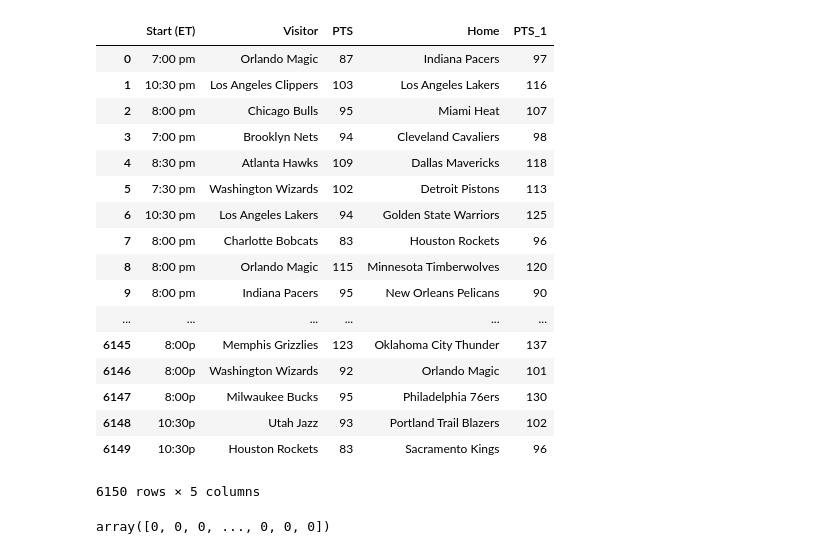
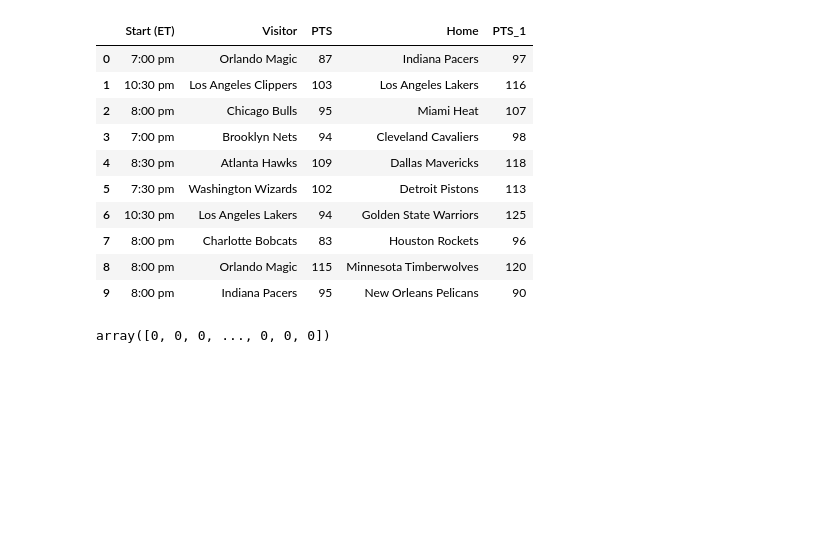
Before and after one commit to cis-519-team/project, a Jupyter notebook: Untitled.ipynb, the cells around one changed output. Cells and saved outputs as stored; diff of their text form; code cells hidden in the pictures; blank space fills up the shorter version.

```diff
--- a/Untitled.ipynb
+++ b/Untitled.ipynb
@@ -44,32 +32,25 @@ data
 # %%
 team_index={'Atlanta Hawks':0,'Boston Celtics':1,'Brooklyn Nets':2,'Charlotte Hornets':3,'Charlotte Bobcats':3,
            'Chicago Bulls':4,'Cleveland Cavaliers':5,'Dallas Mavericks':6,'Denver Nuggets':7,'Detroit Pistons':8,
            'Golden State Warriors':9,'Houston Rockets':10,'Indiana Pacers':11,'Los Angeles Clippers':12,
            'Los Angeles Lakers':13,'Memphis Grizzlies':14,'Miami Heat':15,'Milwaukee Bucks':16,'Minnesota Timberwolves':17,
            'New Orleans Pelicans':18,'New York Knicks':19,'Oklahoma City Thunder':20,'Orlando Magic':21,'Philadelphia 76ers':22,
            'Phoenix Suns':23,'Portland Trail Blazers':24,'Sacramento Kings':25,'San Antonio Spurs':26,'Toronto Raptors':27,
            'Utah Jazz':28,'Washington Wizards':29}
 data_for_baseline=data[['Start (ET)','Visitor','PTS','Home','PTS_1']]
-data_for_baseline
+data_for_baseline.head(10)
 # %% [output]
 |  | Start (ET) | Visitor | PTS | Home | PTS_1 |
 | 0 | 7:00 pm | Orlando Magic | 87 | Indiana Pacers | 97 |
 | 1 | 10:30 pm | Los Angeles Clippers | 103 | Los Angeles Lakers | 116 |
 | 2 | 8:00 pm | Chicago Bulls | 95 | Miami Heat | 107 |
 | 3 | 7:00 pm | Brooklyn Nets | 94 | Cleveland Cavaliers | 98 |
 | 4 | 8:30 pm | Atlanta Hawks | 109 | Dallas Mavericks | 118 |
 | 5 | 7:30 pm | Washington Wizards | 102 | Detroit Pistons | 113 |
 | 6 | 10:30 pm | Los Angeles Lakers | 94 | Golden State Warriors | 125 |
 | 7 | 8:00 pm | Charlotte Bobcats | 83 | Houston Rockets | 96 |
 | 8 | 8:00 pm | Orlando Magic | 115 | Minnesota Timberwolves | 120 |
 | 9 | 8:00 pm | Indiana Pacers | 95 | New Orleans Pelicans | 90 |
-| ... | ... | ... | ... | ... | ... |
-| 6145 | 8:00p | Memphis Grizzlies | 123 | Oklahoma City Thunder | 137 |
-| 6146 | 8:00p | Washington Wizards | 92 | Orlando Magic | 101 |
-| 6147 | 8:00p | Milwaukee Bucks | 95 | Philadelphia 76ers | 130 |
-| 6148 | 10:30p | Utah Jazz | 93 | Portland Trail Blazers | 102 |
-| 6149 | 10:30p | Houston Rockets | 83 | Sacramento Kings | 96 |
-6150 rows × 5 columns
 # %%
 import numpy as np
 y=np.array(data['visitor_win'])
```
Also changed, not shown: parts of 2 cells of this notebook.
